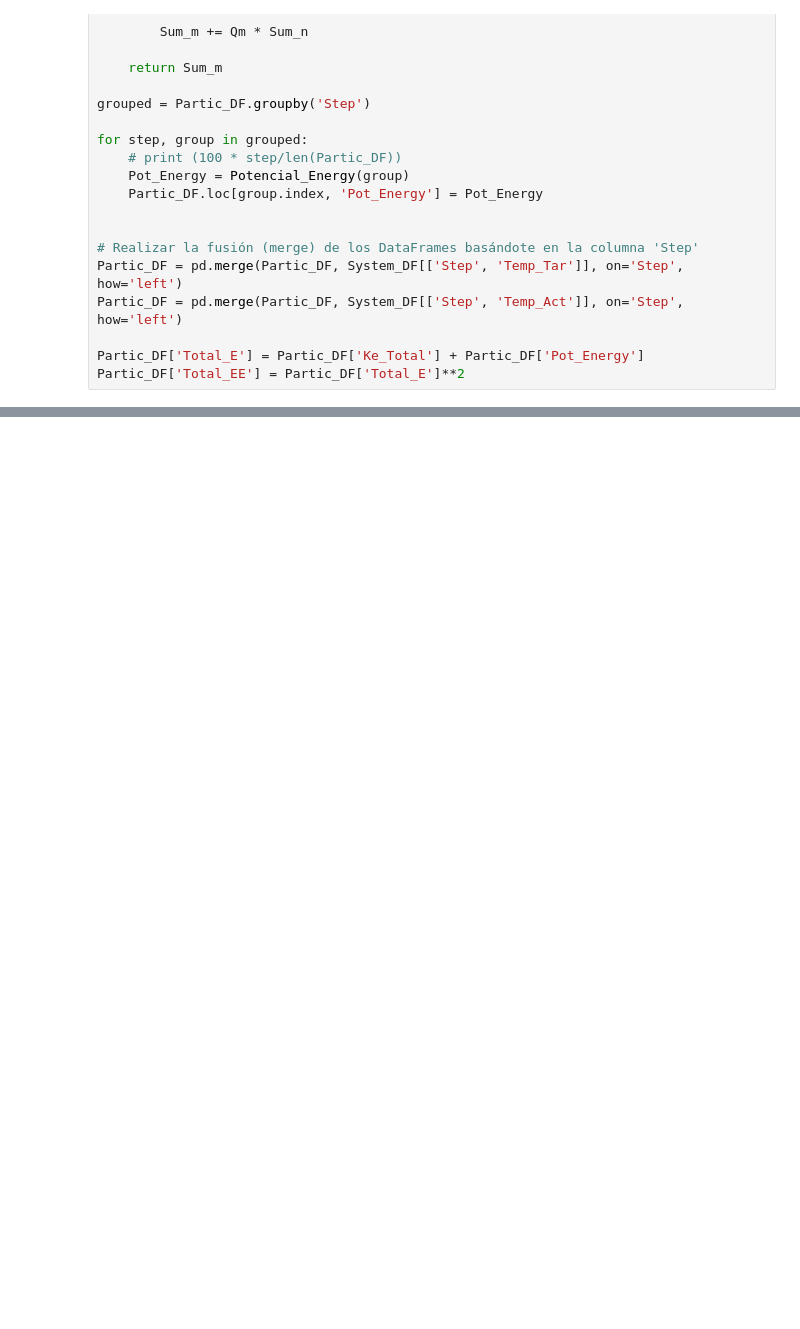
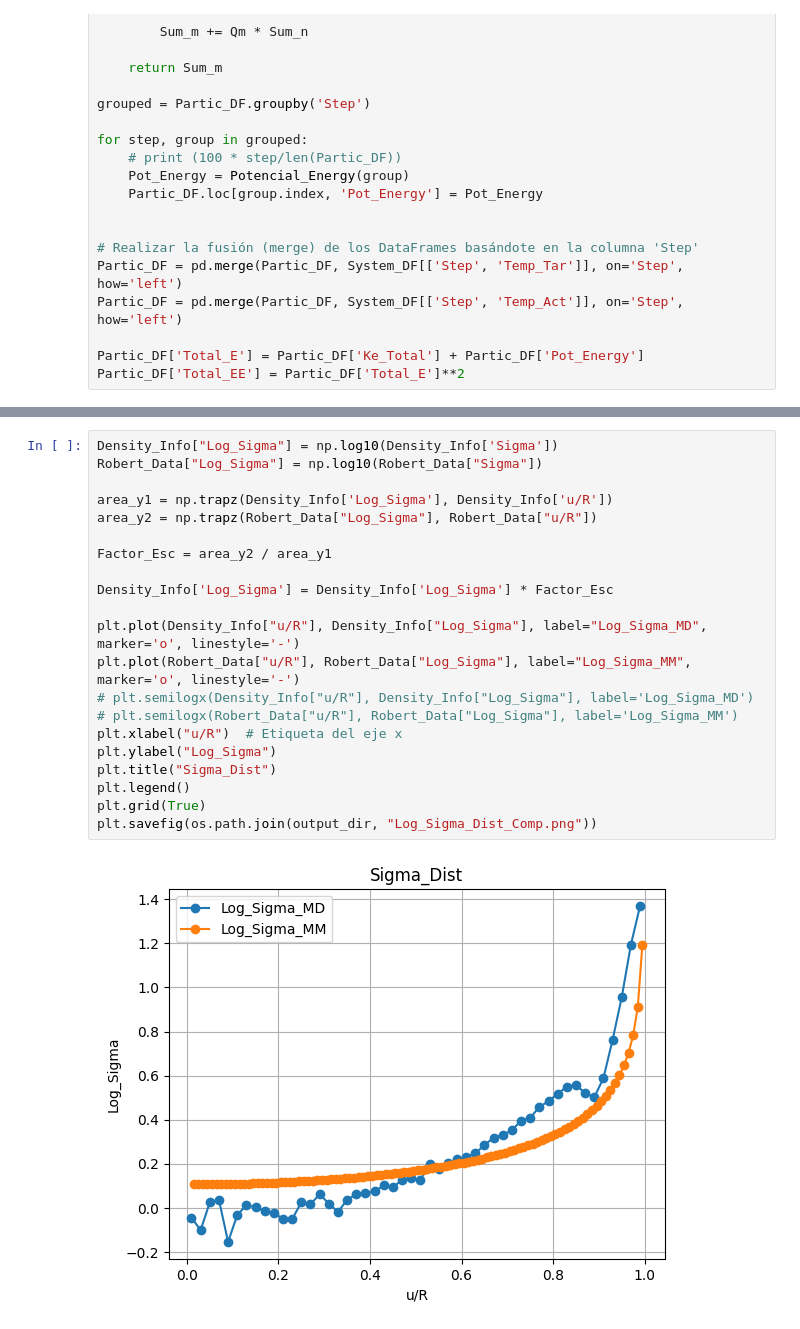
Before and after one commit to CristianC2002/Molecular_Dynamics__Disc-Model, a Jupyter notebook: Data_Analysis.ipynb, the cells around one changed output, grey strips where cells are left out. Cells and saved outputs as stored; diff of their text form; blank space fills up the shorter version.

```diff
--- a/Data_Analysis.ipynb
+++ b/Data_Analysis.ipynb
@@ -337,0 +337,23 @@ plt.show()
+# %%
+Density_Info["Log_Sigma"] = np.log10(Density_Info['Sigma'])
+Robert_Data["Log_Sigma"] = np.log10(Robert_Data["Sigma"])
+
+area_y1 = np.trapz(Density_Info['Log_Sigma'], Density_Info['u/R'])
+area_y2 = np.trapz(Robert_Data["Log_Sigma"], Robert_Data["u/R"])
+
+Factor_Esc = area_y2 / area_y1
+
+Density_Info['Log_Sigma'] = Density_Info['Log_Sigma'] * Factor_Esc
+
+plt.plot(Density_Info["u/R"], Density_Info["Log_Sigma"], label="Log_Sigma_MD", marker='o', linestyle='-')
+plt.plot(Robert_Data["u/R"], Robert_Data["Log_Sigma"], label="Log_Sigma_MM", marker='o', linestyle='-')
+# plt.semilogx(Density_Info["u/R"], Density_Info["Log_Sigma"], label='Log_Sigma_MD')
+# plt.semilogx(Robert_Data["u/R"], Robert_Data["Log_Sigma"], label='Log_Sigma_MM')
+plt.xlabel("u/R")  # Etiqueta del eje x
+plt.ylabel("Log_Sigma")
+plt.title("Sigma_Dist")
+plt.legend()
+plt.grid(True)
+plt.savefig(os.path.join(output_dir, "Log_Sigma_Dist_Comp.png"))
+# %% [output]
+[figure, added]
```
Also changed, not shown: parts of 9 cells of this notebook, 29 other files.
